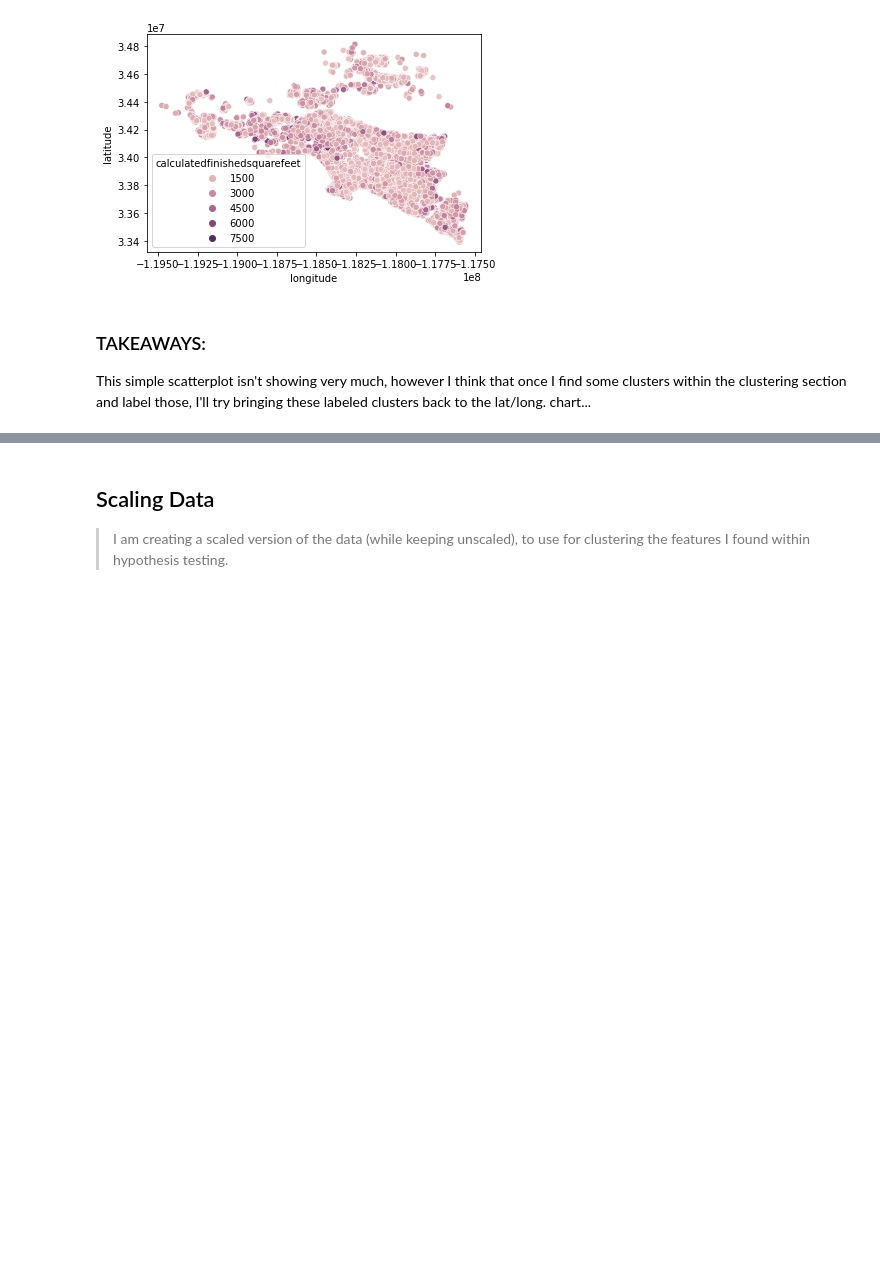
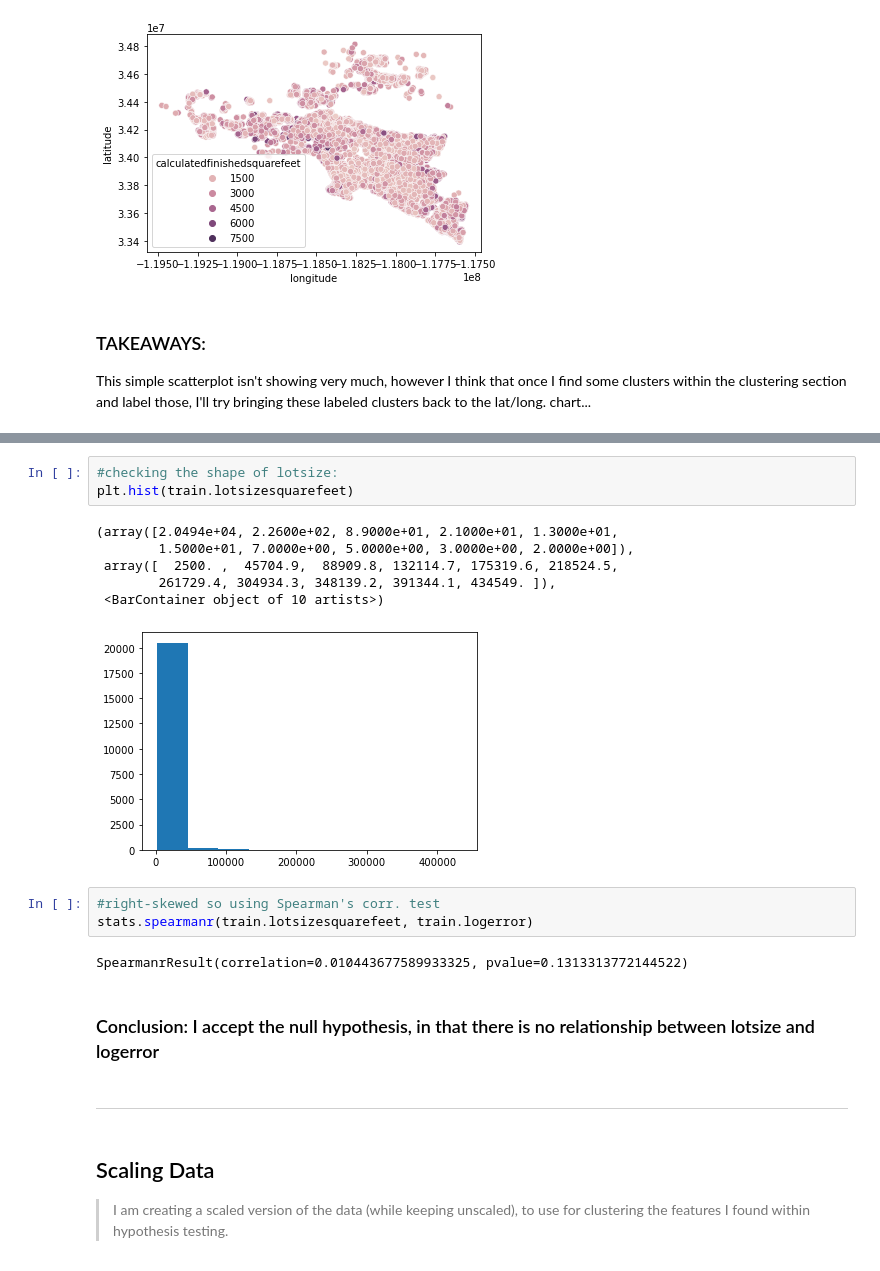
Before and after one commit to jeneyring/Clustering-Final-Project, a Jupyter notebook: Scratchpad.ipynb, the cells around one changed output, grey strips where cells are left out. Saved outputs shown, nothing was run; the diff lists cells and outputs as text; blank space fills up the shorter version.

```diff
--- a/Scratchpad.ipynb
+++ b/Scratchpad.ipynb
@@ -662,3 +623,22 @@ ________________________________________________________________________________
+# %%
+#checking the shape of lotsize:
+plt.hist(train.lotsizesquarefeet)
+# %% [output]
+(array([2.0494e+04, 2.2600e+02, 8.9000e+01, 2.1000e+01, 1.3000e+01,
+        1.5000e+01, 7.0000e+00, 5.0000e+00, 3.0000e+00, 2.0000e+00]),
+ array([  2500. ,  45704.9,  88909.8, 132114.7, 175319.6, 218524.5,
+        261729.4, 304934.3, 348139.2, 391344.1, 434549. ]),
+ <BarContainer object of 10 artists>)
+[figure, added]
+# %%
+#right-skewed so using Spearman's corr. test
+stats.spearmanr(train.lotsizesquarefeet, train.logerror)
+# %% [output]
+SpearmanrResult(correlation=0.010443677589933325, pvalue=0.1313313772144522)
+# %% [markdown]
+### Conclusion: I accept the null hypothesis, in that there is no relationship between lotsize and logerror
+# %% [markdown]
+_____________________________________________________________________________________________________________
 # %% [markdown]
 ## Scaling Data
 >  I am creating a scaled version of the data (while keeping unscaled), to use for clustering the features I found within hypothesis testing.
```
Also changed, not shown: parts of 110 cells of this notebook, 1 other file.
